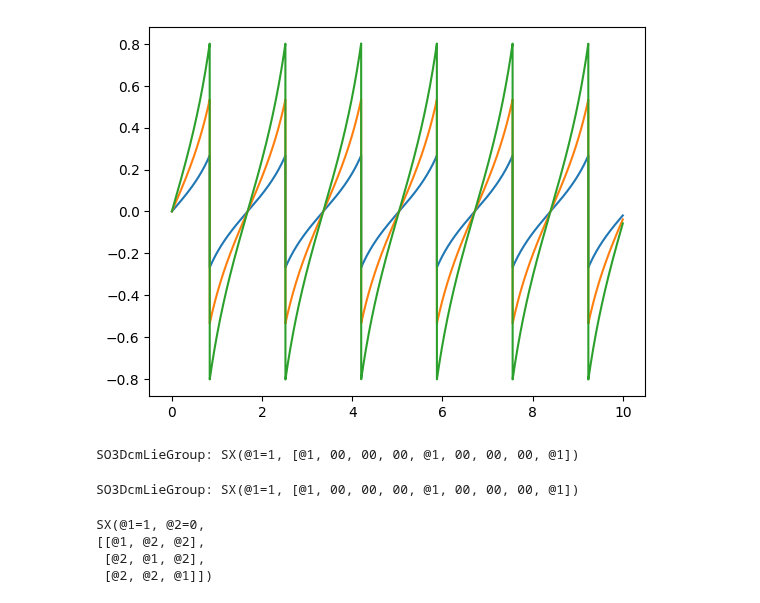
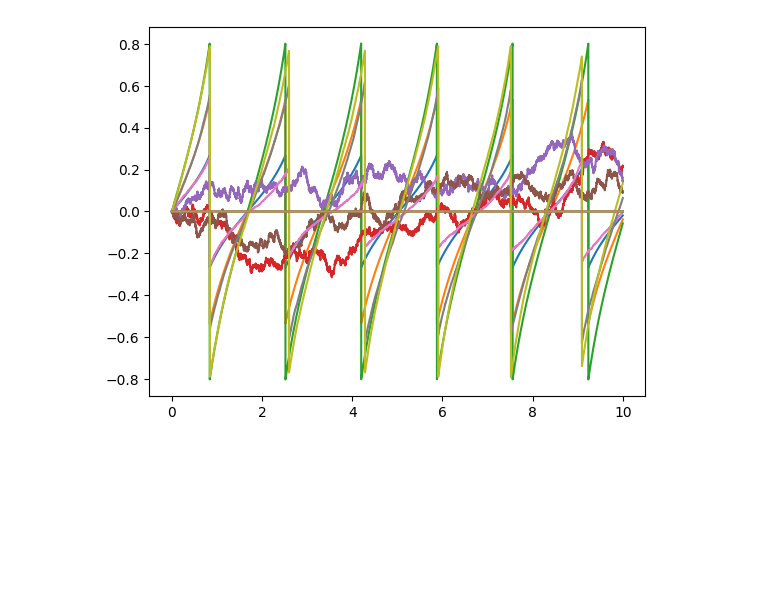
Before and after one commit to CogniPilot/cyecca, a Jupyter notebook: notebook/AttitudeEstimator.ipynb, the cells around one changed output. Drawn from its saved outputs; the diff is of its cells as text; code cells hidden in the pictures; blank space fills up the shorter version.

Commit message:
Work on Attitude estimator and split unit tests.
Signed-off-by: James Goppert <james.goppert@gmail.com>

```diff
--- a/notebook/AttitudeEstimator.ipynb
+++ b/notebook/AttitudeEstimator.ipynb
@@ -32,28 +93,61 @@ eqs = derive()
 # %%
 def simulate(t0=0, tf=10, dt=0.001):
     t = t0
-    x = np.array([0, 0, 0])
-    omega = np.array([1, 2, 3])
+
+    # initial estimator state
+    x = np.array([0, 0, 0, 0, 0, 0])
+    xh = np.array([0, 0, 0, 0, 0, 0])
+
+    # history
     hist = {
         "x": [],
+        "xh": [],
         "t": [],
     }
 
-    t_vect = np.arange(start=t0, stop=tf, step=dt)
+    # simulation loop
+    for t in np.arange(start=t0, stop=tf, step=dt):
+        # true angular velocity of vehicle in body frame
+        omega = np.array([1, 2, 3])
 
-    for t in t_vect:
-        x = eqs["f_predict"](omega, x, dt)
+        # continuous process noise using constant power assumption
+        gyro_bias_noise = (0.1 / ca.sqrt(dt)) * np.random.randn(3)
+
+        # gyro sampling noise
+        gyro_noise = 1 * np.random.randn(3)
+
+        # extract state
+        gyro_bias = x[3:]
+
+        # true lie algebra
+        w = np.hstack([omega, gyro_bias_noise])
+
+        # true propagation
+        x = np.array(f_predict(w, x, dt)).reshape(-1)
+
+        # estimated lie algebra
+        wh = np.hstack([omega + gyro_noise + gyro_bias, np.zeros(3)])
+
+        # prediction
+        xh = np.array(f_predict(wh, xh, dt)).reshape(-1)
+
+        # story history
         hist["x"].append(np.array(x).reshape(-1))
+        hist["xh"].append(np.array(xh).reshape(-1))
         hist["t"].append(t)
         t += dt
 
+    # turn history into arrays
     for k in hist.keys():
         hist[k] = np.array(hist[k])
 
+    # plot
     plt.plot(hist["t"], hist["x"])
+    plt.plot(hist["t"], hist["xh"])
+
     # plt.gca().set_xlim([3.12, 3.16])
 
 
 simulate()
 # %% [output]
-[figure, old version]
+[figure, new version]
@@ -64,16 +153,0 @@ r1 = lie.SO3Mrp.from_SO3Quat(q1)
-# %%
-d1
-# %% [output]
-SO3DcmLieGroup: SX(@1=1, [@1, 00, 00, 00, @1, 00, 00, 00, @1])
-# %%
-d2 = lie.SO3Dcm.from_matrix(ca.SX.eye(3))
-d2
-# %% [output]
-SO3DcmLieGroup: SX(@1=1, [@1, 00, 00, 00, @1, 00, 00, 00, @1])
-# %%
-lie.SO3Dcm.from_SO3Quat(q1).to_Matrix()
-# %% [output]
-SX(@1=1, @2=0,
-[[@1, @2, @2],
- [@2, @1, @2],
- [@2, @2, @1]])
```
Also changed, not shown: parts of 6 cells of this notebook, 19 other files.
